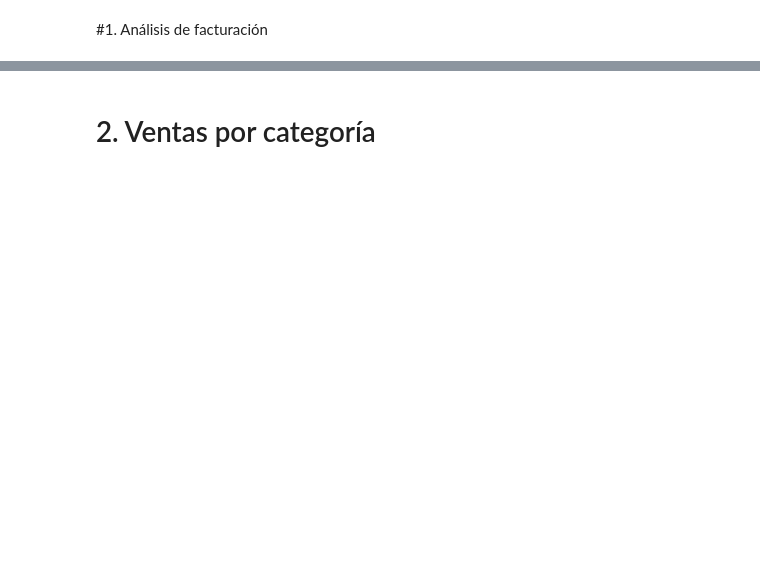
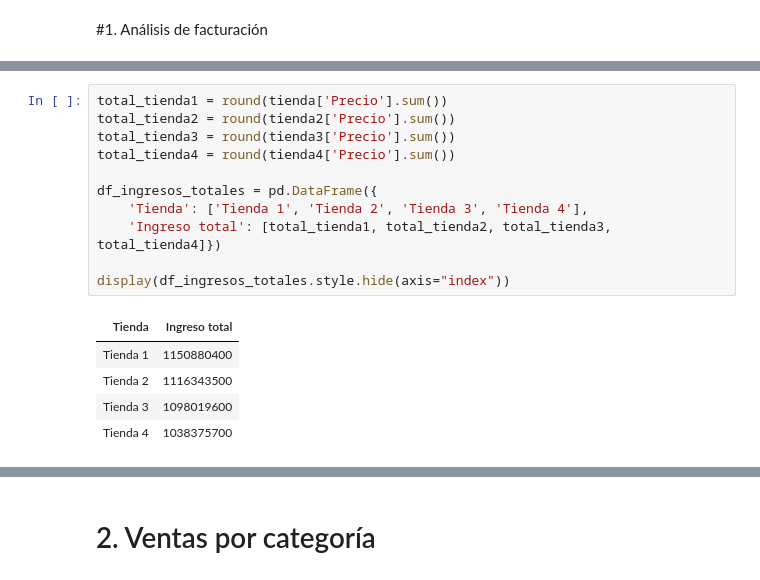
Before and after one commit to xsebet/AluraStoreLatam, a Jupyter notebook: AluraStoreLatam.ipynb, the cells around one changed output, grey strips where cells are left out. Cells and saved outputs as stored; diff of their text form; blank space fills up the shorter version.

```diff
--- a/AluraStoreLatam.ipynb
+++ b/AluraStoreLatam.ipynb
@@ -27,0 +31,17 @@ tienda.head()
+# %%
+total_tienda1 = round(tienda['Precio'].sum())
+total_tienda2 = round(tienda2['Precio'].sum())
+total_tienda3 = round(tienda3['Precio'].sum())
+total_tienda4 = round(tienda4['Precio'].sum())
+
+df_ingresos_totales = pd.DataFrame({
+    'Tienda': ['Tienda 1', 'Tienda 2', 'Tienda 3', 'Tienda 4'],
+    'Ingreso total': [total_tienda1, total_tienda2, total_tienda3, total_tienda4]})
+
+display(df_ingresos_totales.style.hide(axis="index"))
+# %% [output]
+| Tienda | Ingreso total |
+| Tienda 1 | 1150880400 |
+| Tienda 2 | 1116343500 |
+| Tienda 3 | 1098019600 |
+| Tienda 4 | 1038375700 |
```
Also changed, not shown: parts of 7 cells of this notebook.
